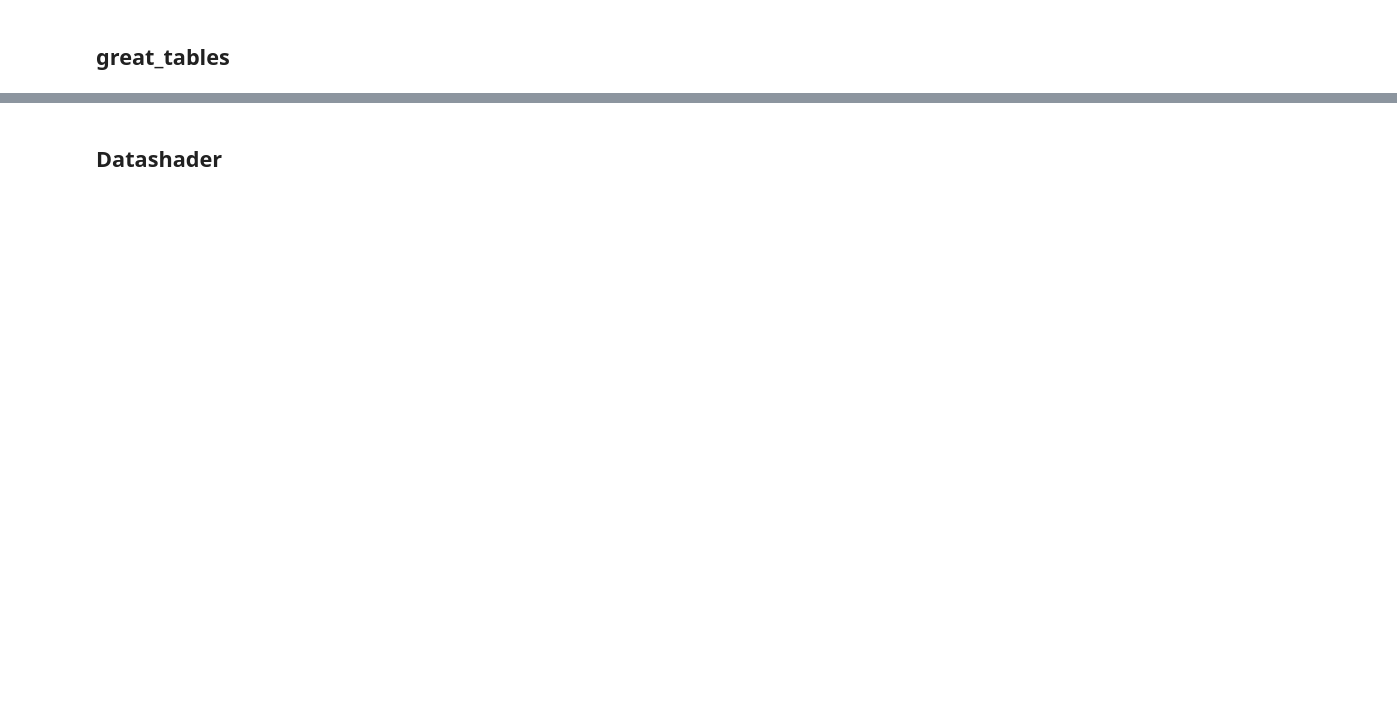
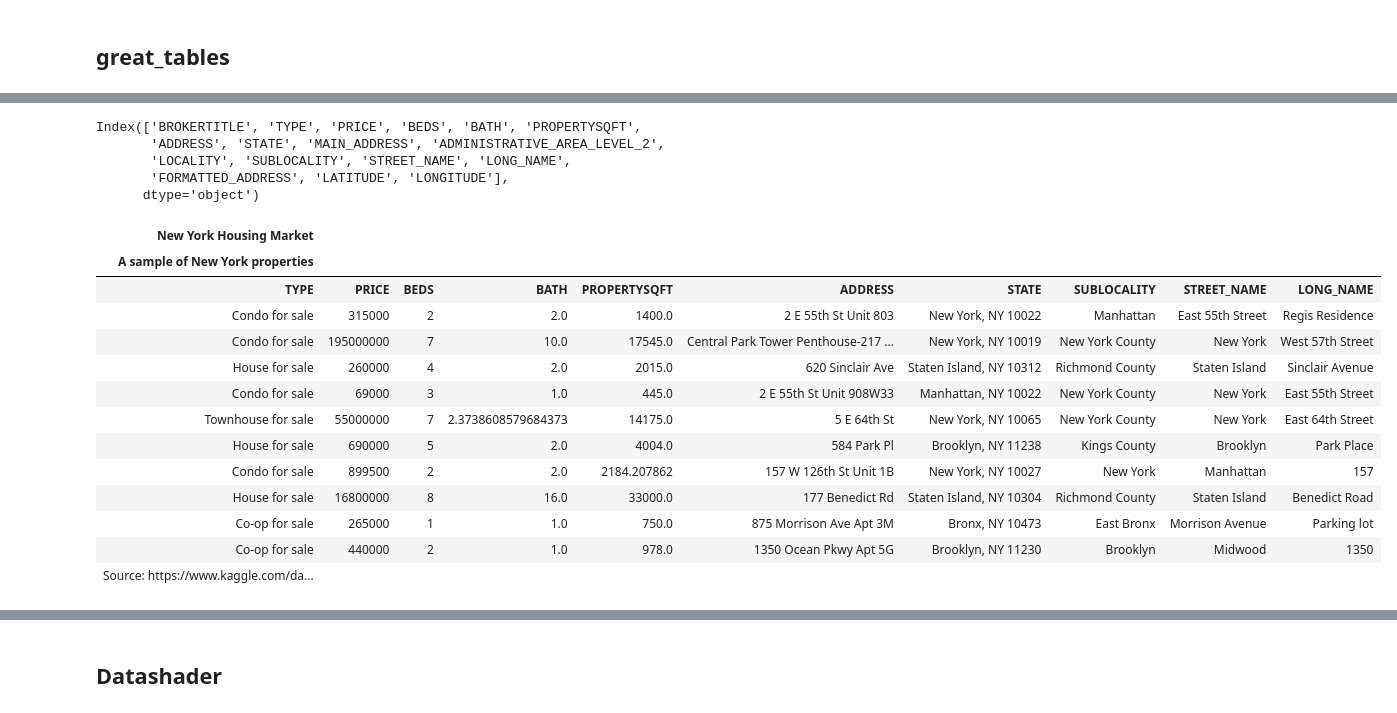
Before and after one commit to conorhamill36/viz_packages, a Jupyter notebook: notebooks/01_data_viz_libraries.ipynb, the cells around one changed output, grey strips where cells are left out. Drawn from its saved outputs; the diff is of its cells as text; code cells hidden in the pictures; blank space fills up the shorter version.

Commit message:
mid way through great_tables

```diff
--- a/notebooks/01_data_viz_libraries.ipynb
+++ b/notebooks/01_data_viz_libraries.ipynb
@@ -348,0 +352,4 @@ mpld3.save_html(fig, "fig.html")
+# %%
+NY_housing_path = "../data/NY-House-Dataset.csv"
+# %%
+df_NY = pd.read_csv(NY_housing_path)
@@ -348,0 +446,36 @@ mpld3.save_html(fig, "fig.html")
+# %%
+df_NY.columns
+# %% [output]
+Index(['BROKERTITLE', 'TYPE', 'PRICE', 'BEDS', 'BATH', 'PROPERTYSQFT',
+       'ADDRESS', 'STATE', 'MAIN_ADDRESS', 'ADMINISTRATIVE_AREA_LEVEL_2',
+       'LOCALITY', 'SUBLOCALITY', 'STREET_NAME', 'LONG_NAME',
+       'FORMATTED_ADDRESS', 'LATITUDE', 'LONGITUDE'],
+      dtype='object')
+# %%
+cols_to_show = ['TYPE', 'PRICE', 'BEDS', 'BATH', 'PROPERTYSQFT',
+       'ADDRESS', 'STATE',
+       'SUBLOCALITY', 'STREET_NAME', 'LONG_NAME',
+               ]
+source_address = "https://www.kaggle.com/datasets/nelgiriyewithana/new-york-housing-market"
+
+GT(
+    df_NY[cols_to_show].head(10),
+).tab_header(
+        title=html("<strong>New York Housing Market</strong>"),
+        subtitle=html("A sample of New York properties"),
+    ).tab_source_note(source_note=f"Source: {source_address}")
+# %% [output]
+| New York Housing Market |  |  |  |  |  |  |  |  |  |
+| A sample of New York properties |  |  |  |  |  |  |  |  |  |
+| TYPE | PRICE | BEDS | BATH | PROPERTYSQFT | ADDRESS | STATE | SUBLOCALITY | STREET_NAME | LONG_NAME |
+| Condo for sale | 315000 | 2 | 2.0 | 1400.0 | 2 E 55th St Unit 803 | New York, NY 10022 | Manhattan | East 55th Street | Regis Residence |
+| Condo for sale | 195000000 | 7 | 10.0 | 17545.0 | Central Park Tower Penthouse-217 ... | New York, NY 10019 | New York County | New York | West 57th Street |
+| House for sale | 260000 | 4 | 2.0 | 2015.0 | 620 Sinclair Ave | Staten Island, NY 10312 | Richmond County | Staten Island | Sinclair Avenue |
+| Condo for sale | 69000 | 3 | 1.0 | 445.0 | 2 E 55th St Unit 908W33 | Manhattan, NY 10022 | New York County | New York | East 55th Street |
+| Townhouse for sale | 55000000 | 7 | 2.3738608579684373 | 14175.0 | 5 E 64th St | New York, NY 10065 | New York County | New York | East 64th Street |
+| House for sale | 690000 | 5 | 2.0 | 4004.0 | 584 Park Pl | Brooklyn, NY 11238 | Kings County | Brooklyn | Park Place |
+| Condo for sale | 899500 | 2 | 2.0 | 2184.207862 | 157 W 126th St Unit 1B | New York, NY 10027 | New York | Manhattan | 157 |
+| House for sale | 16800000 | 8 | 16.0 | 33000.0 | 177 Benedict Rd | Staten Island, NY 10304 | Richmond County | Staten Island | Benedict Road |
+| Co-op for sale | 265000 | 1 | 1.0 | 750.0 | 875 Morrison Ave Apt 3M | Bronx, NY 10473 | East Bronx | Morrison Avenue | Parking lot |
+| Co-op for sale | 440000 | 2 | 1.0 | 978.0 | 1350 Ocean Pkwy Apt 5G | Brooklyn, NY 11230 | Brooklyn | Midwood | 1350 |
+| Source: https://www.kaggle.com/da... |  |  |  |  |  |  |  |  |  |
```
Also changed, not shown: parts of 5 cells of this notebook.
